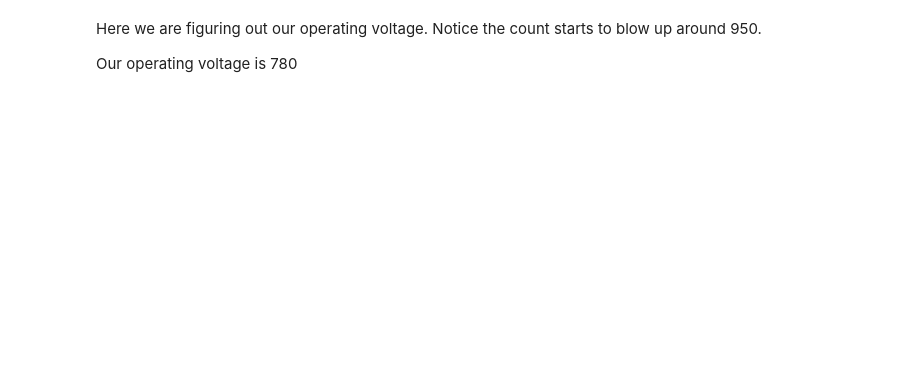
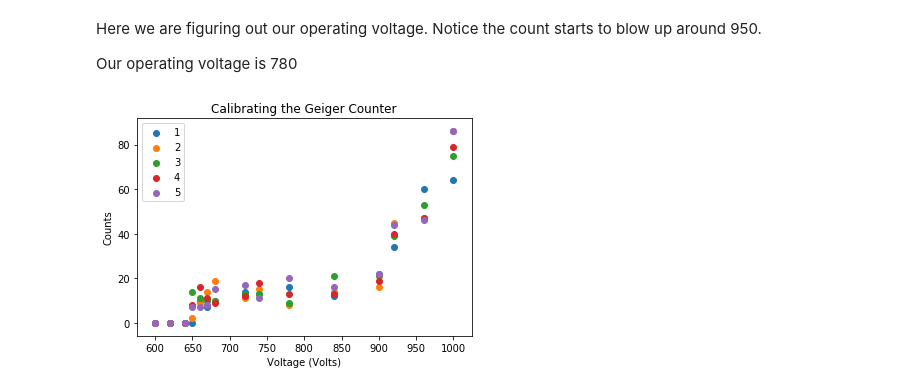
Before and after one commit to David-Zagaceta/Intermediate-Lab, a Jupyter notebook: Poisson_lab.ipynb, the cells around one changed output. Cells and saved outputs as stored; diff of their text form; code cells hidden in the pictures; blank space fills up the shorter version.

```diff
--- a/Poisson_lab.ipynb
+++ b/Poisson_lab.ipynb
@@ -11,11 +11,13 @@ Our operating voltage is 780
 # %%
 df = pd.read_excel('geiger_calibration.xlsx')
 X = df.values
 for i in range(1, len(X[0])):
     plt.scatter(X[:, 0], X[:,i])
 
 plt.title('Calibrating the Geiger Counter')
-plt.xlabel('Counts')
-plt.ylabel('Voltage (Volts)')
+plt.ylabel('Counts')
+plt.xlabel('Voltage (Volts)')
 plt.legend([1,2,3,4,5])
 plt.show()
+# %% [output]
+[figure, added]
```
Also changed, not shown: parts of 9 cells of this notebook.
